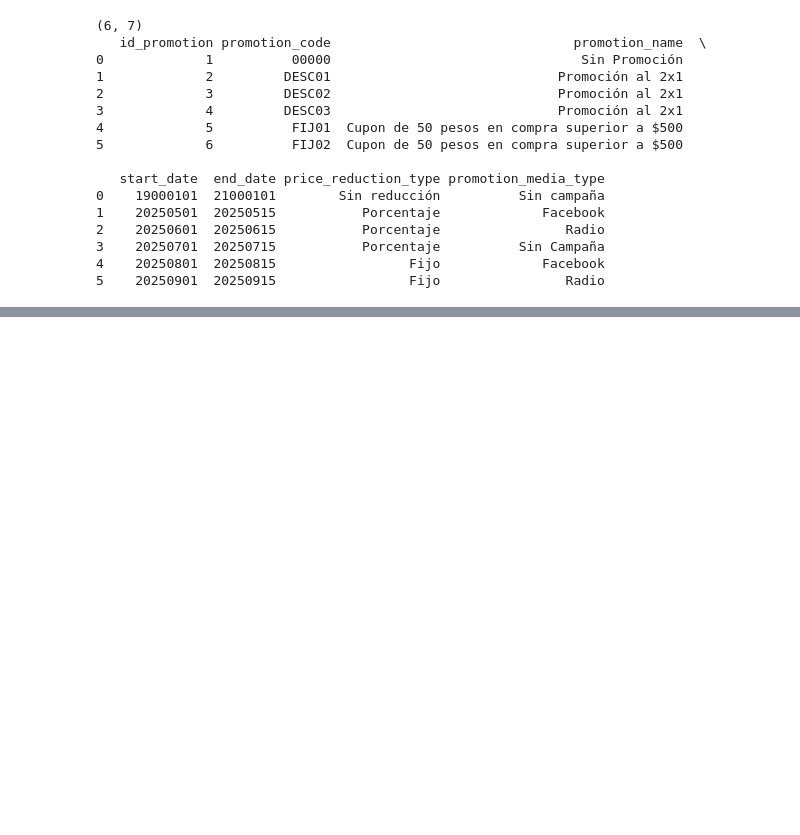
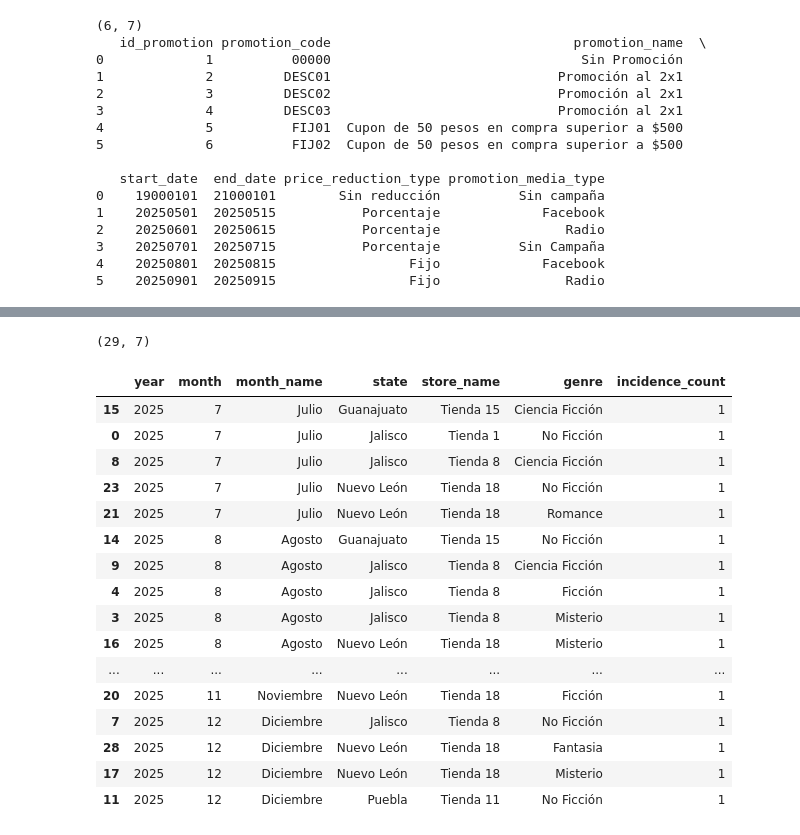
Before and after one commit to famenor/shorts, a Jupyter notebook: dimensional/03_retail_analysis.ipynb, the cells around one changed output, grey strips where cells are left out. Drawn from its saved outputs; the diff is of its cells as text; code cells hidden in the pictures; blank space fills up the shorter version.

Commit message:
dimensional

```diff
--- a/dimensional/03_retail_analysis.ipynb
+++ b/dimensional/03_retail_analysis.ipynb
@@ -14,9 +14,9 @@ display(dim_hour.head(3))
 | 1 | 2 | 1 | Madrugada |
 | 2 | 3 | 2 | Madrugada |
 # %%
-dim_date_open_store = pd.read_csv('git/shorts/dimensional/data/dim_date.csv')
-print(dim_date_open_store.shape)
-display(dim_date_open_store.head(3))
+dim_date = pd.read_csv('git/shorts/dimensional/data/dim_date.csv')
+print(dim_date.shape)
+display(dim_date.head(3))
 # %% [output]
 (367, 18)
 |  | id_date | date | day | month | year | day_of_week | day_name | month_name | quarter | ... |
@@ -64,3 +64,7 @@ print(dim_promotion.head(6))
 3    20250701  20250715           Porcentaje          Sin Campaña
 4    20250801  20250815                 Fijo             Facebook
 5    20250901  20250915                 Fijo                Radio
+# %%
+transactions = pd.read_csv('git/shorts/dimensional/data/fact_retail_transactions.csv')
+print(transactions.shape)
+display(transactions.head(3))
@@ -66,0 +77,4 @@ print(dim_promotion.head(6))
+# %%
+factless_coverage_genre = pd.read_csv('git/shorts/dimensional/data/factless_coverage_genre.csv')
+print(factless_coverage_genre.shape)
+display(factless_coverage_genre.head(3))
@@ -66,0 +126,11 @@ print(dim_promotion.head(6))
+# %%
+#FACTLESS FOR GENRE COVERAGE
+genre_sales = transactions[['id_product', 'id_date', 'id_store', 'sales_quantity']]
+genre_sales = genre_sales.merge(dim_product[['id_product', 'genre']], how='inner', on='id_product')
+genre_sales = genre_sales.merge(dim_date[['id_date', 'month']], how='inner', on='id_date')
+
+genre_sales = genre_sales.groupby(by=['genre', 'id_store', 'month'], as_index=False).agg({'sales_quantity': 'sum'})
+genre_sales = genre_sales.loc[genre_sales['month'] >= 7]
+
+print(genre_sales.shape)
+display(genre_sales.head(3))
@@ -66,0 +143,30 @@ print(dim_promotion.head(6))
+# %%
+#UNSOLD GENRES
+unsold_genres = factless_coverage_genre.merge(genre_sales, how='left', on=['genre', 'id_store', 'month'])
+unsold_genres = unsold_genres.loc[unsold_genres['sales_quantity'].isna()]
+unsold_genres = unsold_genres.merge(dim_store[['id_store', 'store_name', 'state']], how='inner', on='id_store')
+unsold_genres = unsold_genres.merge(dim_date[['month', 'month_name', 'year']].drop_duplicates(), how='inner', on='month')
+unsold_genres = unsold_genres.sort_values(by=['year', 'month', 'state', 'store_name', 'genre'])
+unsold_genres = unsold_genres[['year', 'month', 'month_name', 'state', 'store_name', 'genre', 'incidence_count']]
+
+print(unsold_genres.shape)
+display(unsold_genres.head(30))
+# %% [output]
+(29, 7)
+|  | year | month | month_name | state | store_name | genre | incidence_count |
+| 15 | 2025 | 7 | Julio | Guanajuato | Tienda 15 | Ciencia Ficción | 1 |
+| 0 | 2025 | 7 | Julio | Jalisco | Tienda 1 | No Ficción | 1 |
+| 8 | 2025 | 7 | Julio | Jalisco | Tienda 8 | Ciencia Ficción | 1 |
+| 23 | 2025 | 7 | Julio | Nuevo León | Tienda 18 | No Ficción | 1 |
+| 21 | 2025 | 7 | Julio | Nuevo León | Tienda 18 | Romance | 1 |
+| 14 | 2025 | 8 | Agosto | Guanajuato | Tienda 15 | No Ficción | 1 |
+| 9 | 2025 | 8 | Agosto | Jalisco | Tienda 8 | Ciencia Ficción | 1 |
+| 4 | 2025 | 8 | Agosto | Jalisco | Tienda 8 | Ficción | 1 |
+| 3 | 2025 | 8 | Agosto | Jalisco | Tienda 8 | Misterio | 1 |
+| 16 | 2025 | 8 | Agosto | Nuevo León | Tienda 18 | Misterio | 1 |
+| ... | ... | ... | ... | ... | ... | ... | ... |
+| 20 | 2025 | 11 | Noviembre | Nuevo León | Tienda 18 | Ficción | 1 |
+| 7 | 2025 | 12 | Diciembre | Jalisco | Tienda 8 | No Ficción | 1 |
+| 28 | 2025 | 12 | Diciembre | Nuevo León | Tienda 18 | Fantasia | 1 |
+| 17 | 2025 | 12 | Diciembre | Nuevo León | Tienda 18 | Misterio | 1 |
+| 11 | 2025 | 12 | Diciembre | Puebla | Tienda 11 | No Ficción | 1 |
```
Also changed, not shown: parts of 5 cells of this notebook, 2 other files.
